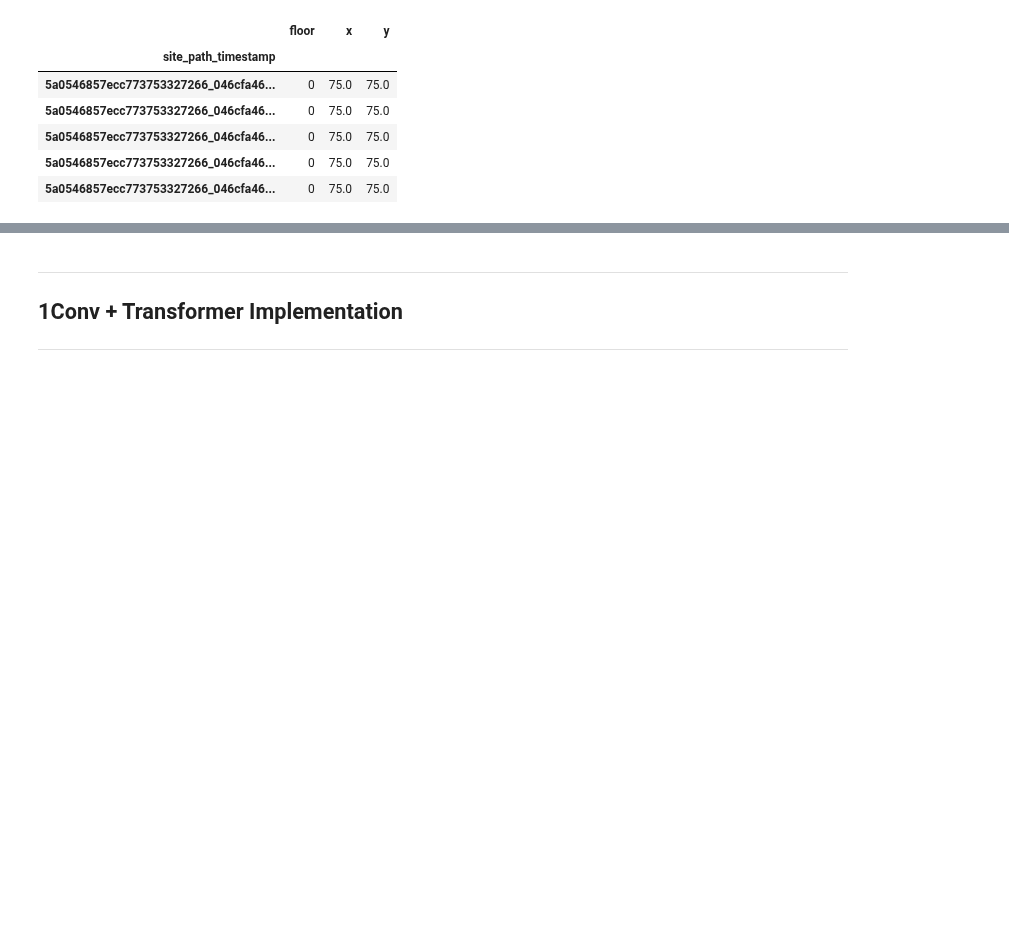
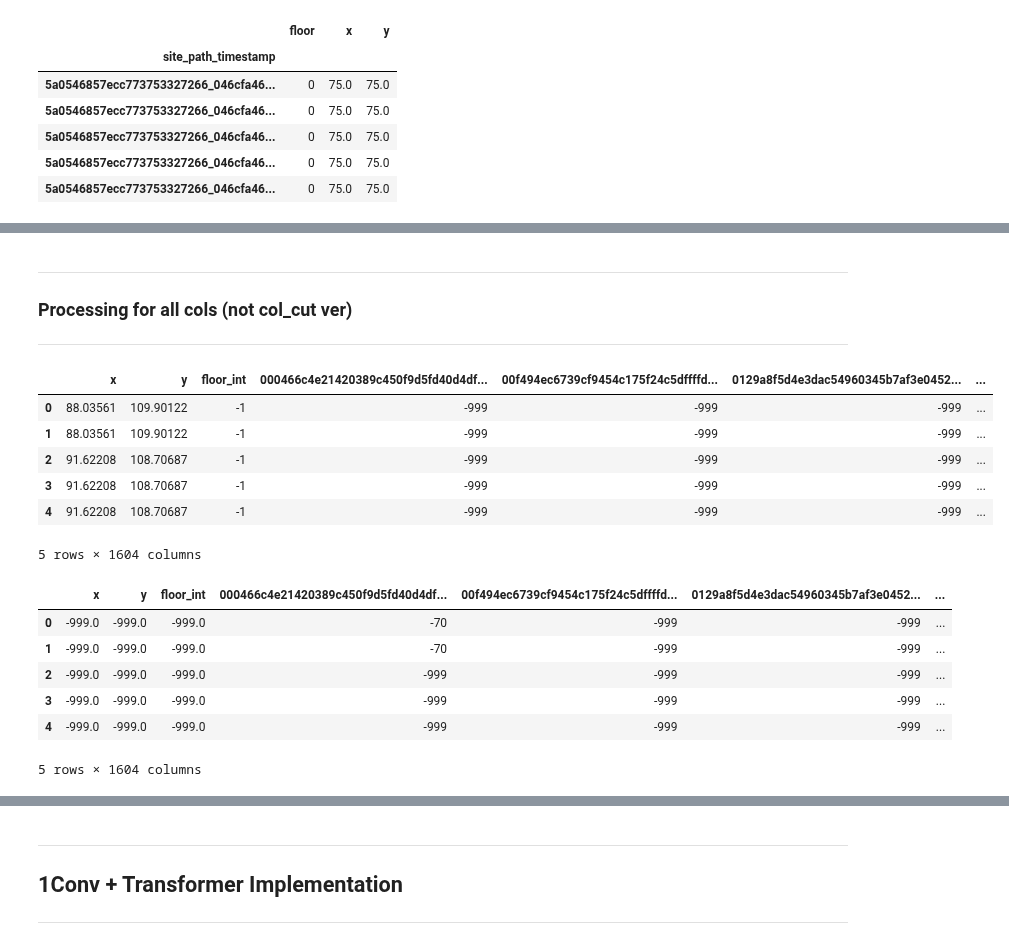
Before and after one commit to robot269006/indoor, a Jupyter notebook: indoor_model_1ConvTransformer_train_8.ipynb, the cells around one changed output, grey strips where cells are left out. Drawn from its saved outputs; the diff is of its cells as text; code cells hidden in the pictures; blank space fills up the shorter version.

```diff
--- a/indoor_model_1ConvTransformer_train_8.ipynb
+++ b/indoor_model_1ConvTransformer_train_8.ipynb
@@ -212,0 +213,38 @@ object dtype columns in test Index([], dtype='object')
+# %% [markdown]
+---
+### Processing for all cols (not col_cut ver)
+---
+# %%
+# Exclude the imu features and sort the columns
+
+# for picking certain columns in df
+# https://stackoverflow.com/questions/41256648/select-multiple-ranges-of-columns-in-pandas-dataframe
+col_count = len(test_df.columns)
+train_df_cut = train_df.iloc[:, np.r_[0:3,45:col_count]]
+test_df_cut = test_df.iloc[:, np.r_[0:3,45:col_count]]
+
+# sort test df columns to match train df columns
+sort_cols = sorted(train_df_cut.columns)
+sort_cols = [c for c in sort_cols if c.lower()[:4] != "magn"] # exclude magnetic fields
+sort_cols = sort_cols[:-3] # remove x, y, floor_int and then add them back into the front
+sort_cols = ["x", "y", "floor_int"] + sort_cols
+train_df = train_df_cut.reindex(columns=sort_cols)
+test_df = test_df_cut.reindex(columns=sort_cols)
+
+display(train_df.head())
+display(test_df.head())
+# %% [output]
+|  | x | y | floor_int | 000466c4e21420389c450f9d5fd40d4df... | 00f494ec6739cf9454c175f24c5dffffd... | 0129a8f5d4e3dac54960345b7af3e0452... | ... |
+| 0 | 88.03561 | 109.90122 | -1 | -999 | -999 | -999 | ... |
+| 1 | 88.03561 | 109.90122 | -1 | -999 | -999 | -999 | ... |
+| 2 | 91.62208 | 108.70687 | -1 | -999 | -999 | -999 | ... |
+| 3 | 91.62208 | 108.70687 | -1 | -999 | -999 | -999 | ... |
+| 4 | 91.62208 | 108.70687 | -1 | -999 | -999 | -999 | ... |
+5 rows × 1604 columns
+|  | x | y | floor_int | 000466c4e21420389c450f9d5fd40d4df... | 00f494ec6739cf9454c175f24c5dffffd... | 0129a8f5d4e3dac54960345b7af3e0452... | ... |
+| 0 | -999.0 | -999.0 | -999.0 | -70 | -999 | -999 | ... |
+| 1 | -999.0 | -999.0 | -999.0 | -70 | -999 | -999 | ... |
+| 2 | -999.0 | -999.0 | -999.0 | -999 | -999 | -999 | ... |
+| 3 | -999.0 | -999.0 | -999.0 | -999 | -999 | -999 | ... |
+| 4 | -999.0 | -999.0 | -999.0 | -999 | -999 | -999 | ... |
+5 rows × 1604 columns
```
Also changed, not shown: parts of 13 cells of this notebook.
